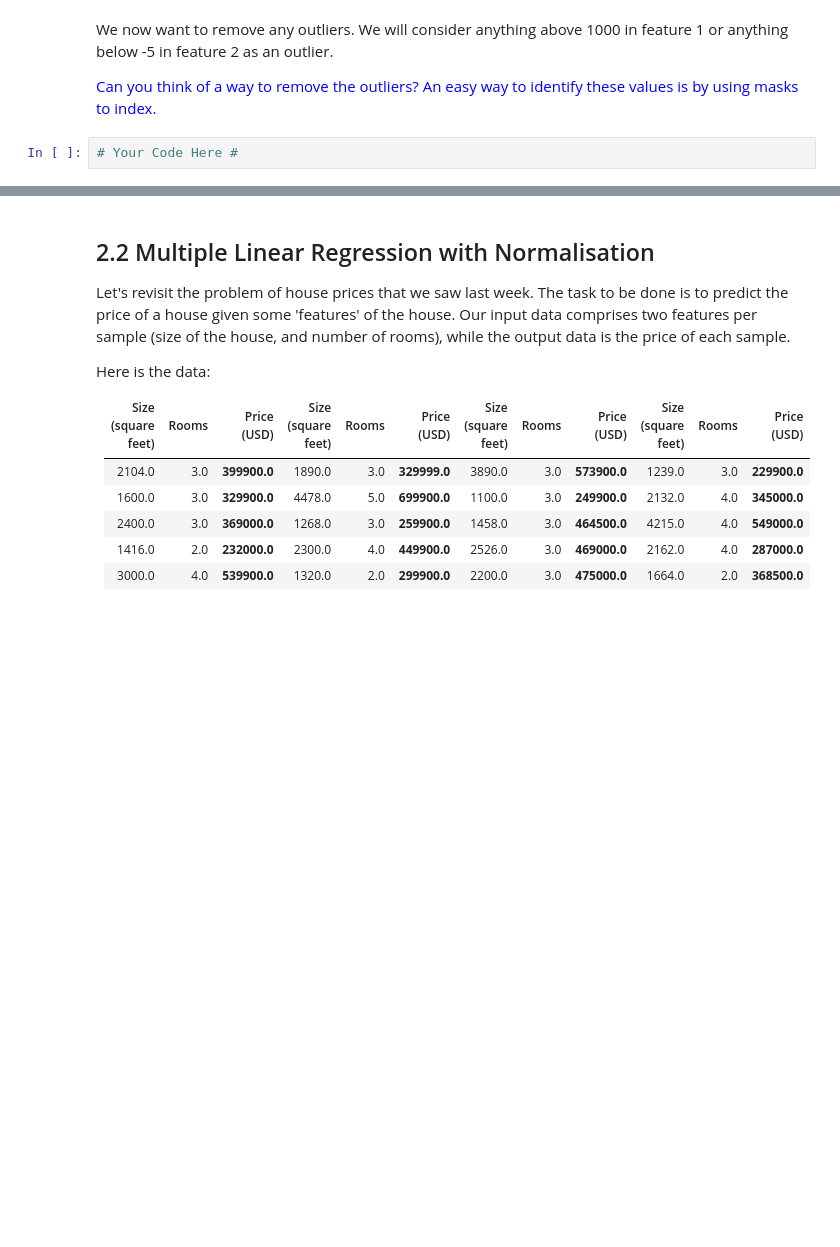
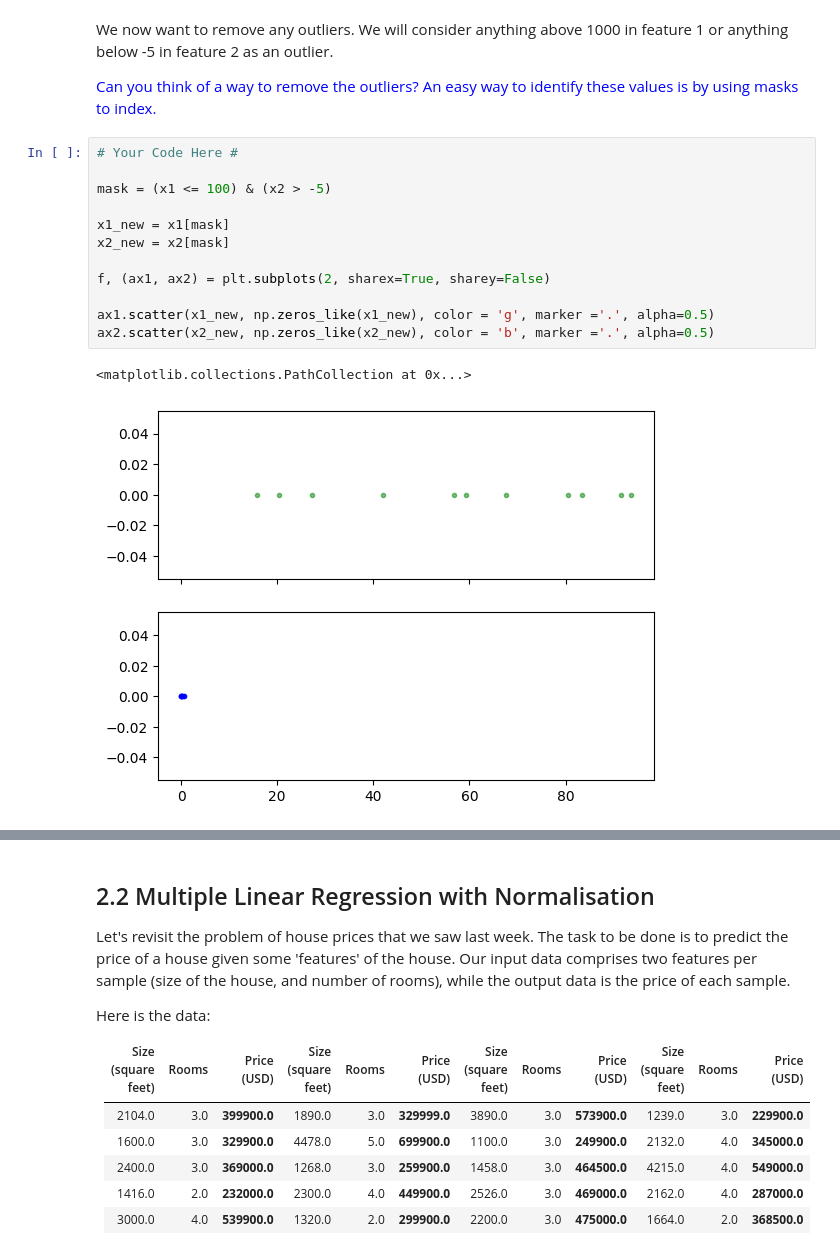
Before and after one commit to tomiock/ML2024-25, a Jupyter notebook: Session 2 - Multiple and Polynomial regression/P2_Multiple_and_Polynomial_Regression.ipynb, the cells around one changed output, grey strips where cells are left out. Saved outputs shown, nothing was run; the diff lists cells and outputs as text; blank space fills up the shorter version.

```diff
--- a/Session 2 - Multiple and Polynomial regression/P2_Multiple_and_Polynomial_Regression.ipynb
+++ b/Session 2 - Multiple and Polynomial regression/P2_Multiple_and_Polynomial_Regression.ipynb
@@ -75,5 +112,18 @@ The two features are in very different ranges, while it seems that there is one
 We now want to remove any outliers. We will consider anything above 1000 in feature 1 or anything below -5 in feature 2 as an outlier.
 
 <font color=blue>Can you think of a way to remove the outliers? An easy way to identify these values is by using masks to index.</font>
-# %%
-# Your Code Here #
+# %%
+# Your Code Here #
+
+mask = (x1 <= 100) & (x2 > -5)
+
+x1_new = x1[mask]
+x2_new = x2[mask]
+
+f, (ax1, ax2) = plt.subplots(2, sharex=True, sharey=False)
+
+ax1.scatter(x1_new, np.zeros_like(x1_new), color = 'g', marker ='.', alpha=0.5)
+ax2.scatter(x2_new, np.zeros_like(x2_new), color = 'b', marker ='.', alpha=0.5)
+# %% [output]
+<matplotlib.collections.PathCollection at 0x...>
+[figure, added]
```
Also changed, not shown: parts of 42 cells of this notebook, 4 other files.
